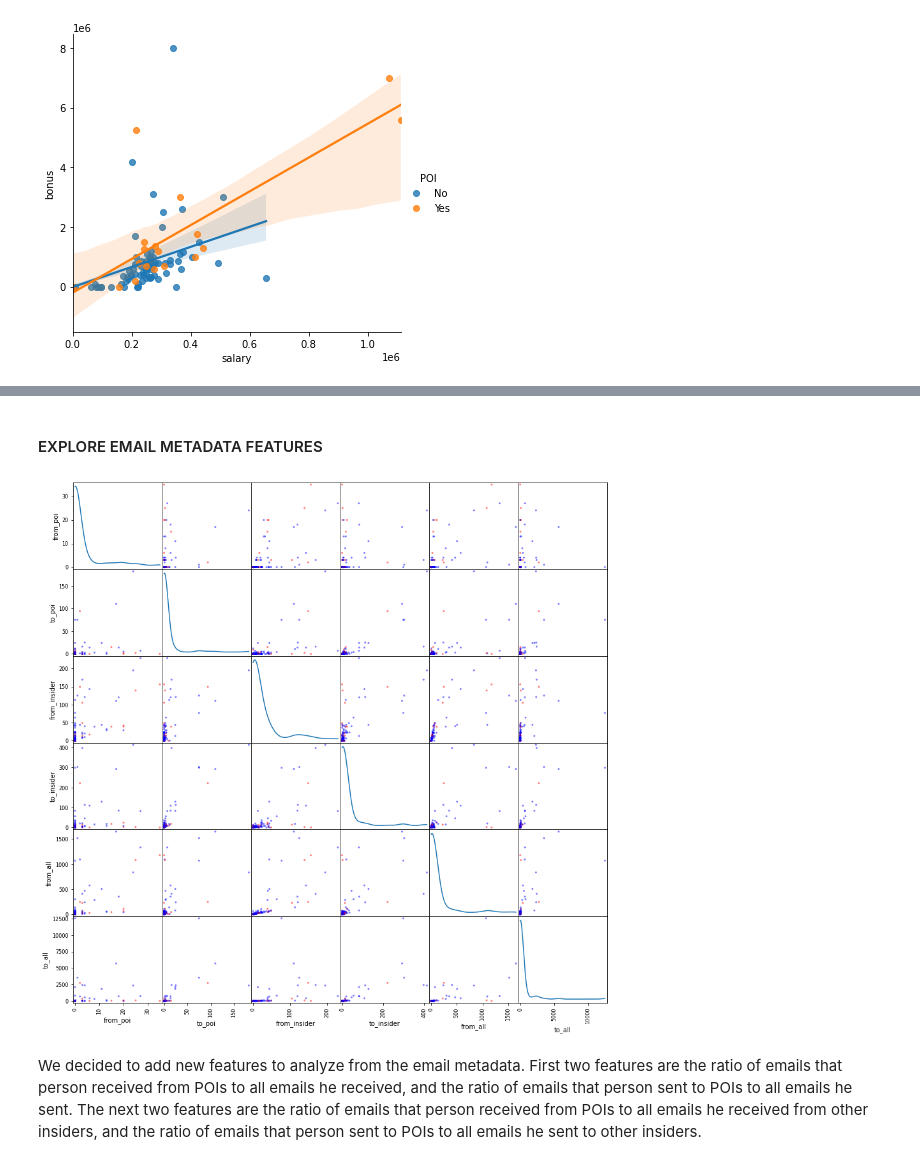
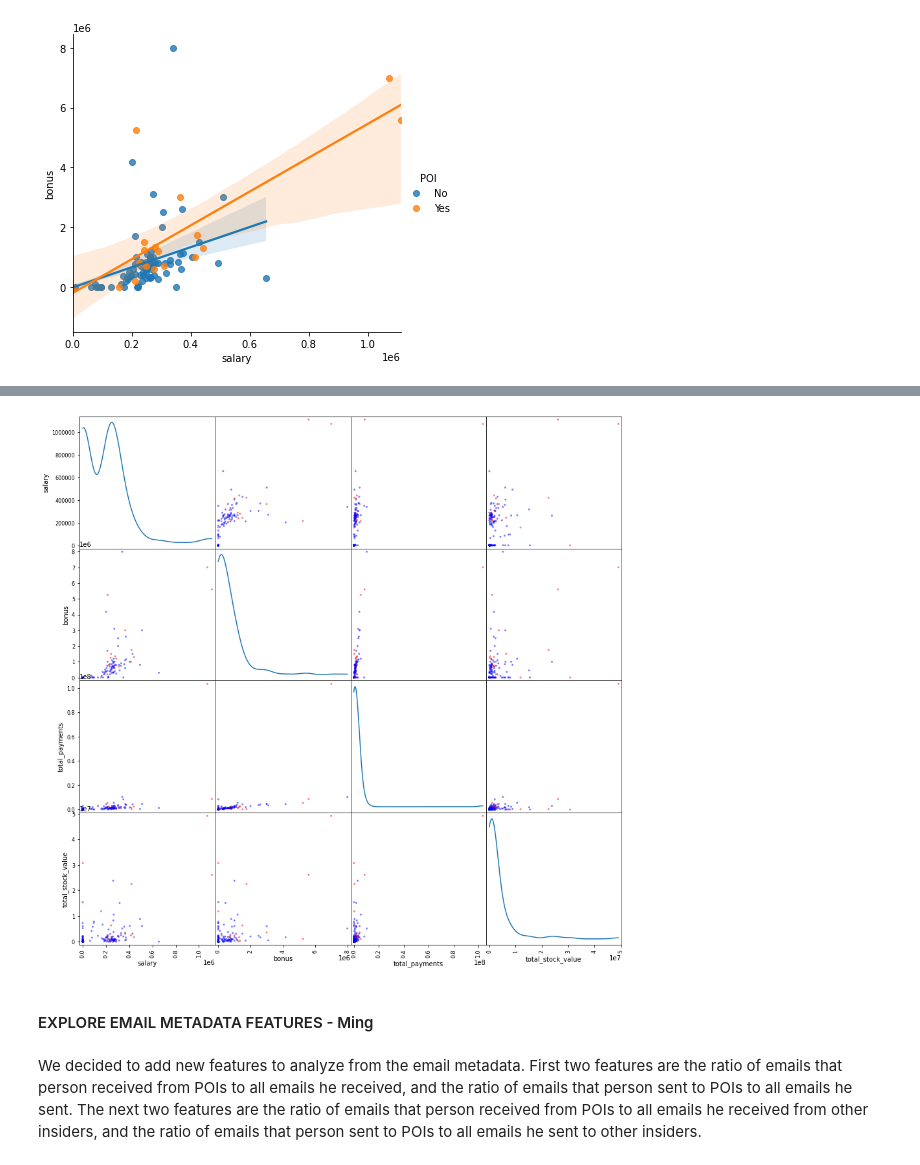
Before and after one commit to mingtao-gao/MACS31300_Final_Project, a Jupyter notebook: Enron_Project.ipynb, the cells around one changed output, grey strips where cells are left out. Saved outputs shown, nothing was run; the diff lists cells and outputs as text; code cells hidden in the pictures.

```diff
--- a/Enron_Project.ipynb
+++ b/Enron_Project.ipynb
@@ -225,2 +235,10 @@ plt.show()
+# %%
+# We can take a look at the scatter matrix for four features
+pd.plotting.scatter_matrix(df[['salary','bonus', 'total_payments','total_stock_value']],
+                           diagonal='kde',
+                           figsize=(15, 15),
+                           color=df.POI.map({'Yes':'r', 'No':'b'}));
+# %% [output]
+[figure, added]
 # %% [markdown]
-#### EXPLORE EMAIL METADATA FEATURES
+#### EXPLORE EMAIL METADATA FEATURES - Ming
@@ -229,11 +245,3 @@ df = pd.read_csv('enron.csv')
-# %%
-# We can take a look at the scatter matrix for all six features
-pd.plotting.scatter_matrix(df[['from_poi','to_poi', 'from_insider','to_insider', 'from_all', 'to_all']],
-                           diagonal='kde',
-                           figsize=(15, 15),
-                           color=df.POI.map({'Yes':'r', 'No':'b'}));
-# %% [output]
-[figure, removed]
 # %% [markdown]
 We decided to add new features to analyze from the email metadata. First two features are the ratio of emails that person received from POIs to all emails he received, and the ratio of emails that person sent to POIs to all emails he sent. The next two features are the ratio of emails that person received from POIs to all emails he received from other insiders, and the ratio of emails that person sent to POIs to all emails he sent to other insiders.
 # %%
```
Also changed, not shown: parts of 19 cells of this notebook, 1 other file.
